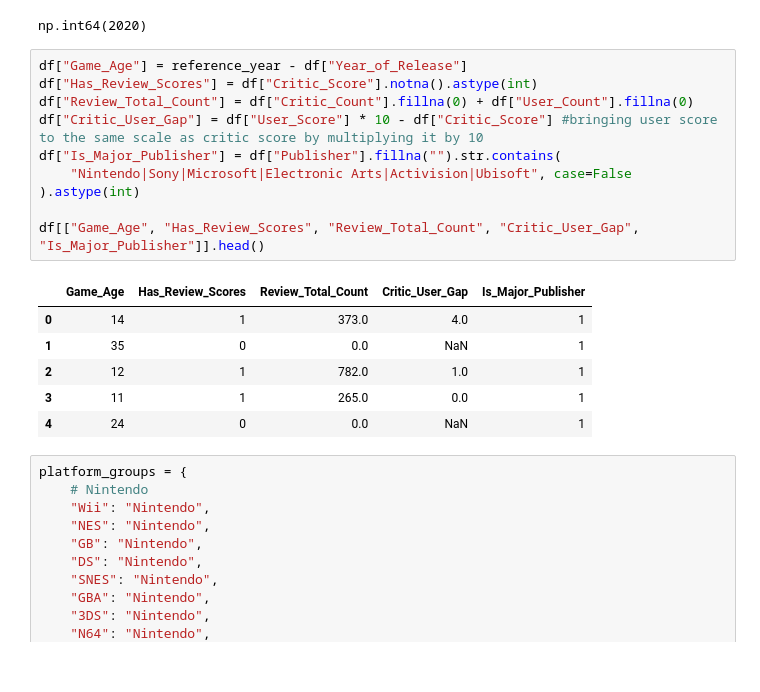
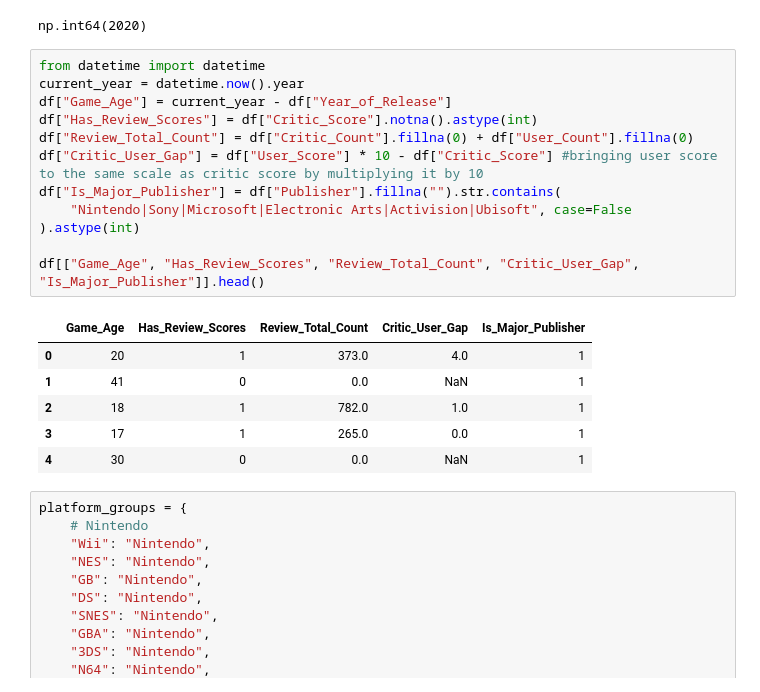
Before and after one commit to abinhyanmikha/Project-I, a Jupyter notebook: data1.ipynb, the cells around one changed output. Saved outputs shown, nothing was run; the diff lists cells and outputs as text.

```diff
--- a/data1.ipynb
+++ b/data1.ipynb
@@ -453,22 +453,24 @@ reference_year
 # %% [output]
 np.int64(2020)
 # %%
-df["Game_Age"] = reference_year - df["Year_of_Release"]
+from datetime import datetime
+current_year = datetime.now().year
+df["Game_Age"] = current_year - df["Year_of_Release"]
 df["Has_Review_Scores"] = df["Critic_Score"].notna().astype(int)
 df["Review_Total_Count"] = df["Critic_Count"].fillna(0) + df["User_Count"].fillna(0)
 df["Critic_User_Gap"] = df["User_Score"] * 10 - df["Critic_Score"] #bringing user score to the same scale as critic score by multiplying it by 10
 df["Is_Major_Publisher"] = df["Publisher"].fillna("").str.contains(
     "Nintendo|Sony|Microsoft|Electronic Arts|Activision|Ubisoft", case=False
 ).astype(int)
 
 df[["Game_Age", "Has_Review_Scores", "Review_Total_Count", "Critic_User_Gap", "Is_Major_Publisher"]].head()
 # %% [output]
 |  | Game_Age | Has_Review_Scores | Review_Total_Count | Critic_User_Gap | Is_Major_Publisher |
-| 0 | 14 | 1 | 373.0 | 4.0 | 1 |
-| 1 | 35 | 0 | 0.0 | NaN | 1 |
-| 2 | 12 | 1 | 782.0 | 1.0 | 1 |
-| 3 | 11 | 1 | 265.0 | 0.0 | 1 |
-| 4 | 24 | 0 | 0.0 | NaN | 1 |
+| 0 | 20 | 1 | 373.0 | 4.0 | 1 |
+| 1 | 41 | 0 | 0.0 | NaN | 1 |
+| 2 | 18 | 1 | 782.0 | 1.0 | 1 |
+| 3 | 17 | 1 | 265.0 | 0.0 | 1 |
+| 4 | 30 | 0 | 0.0 | NaN | 1 |
 # %%
 platform_groups = {
     # Nintendo
```
Also changed, not shown: parts of 8 cells of this notebook.
